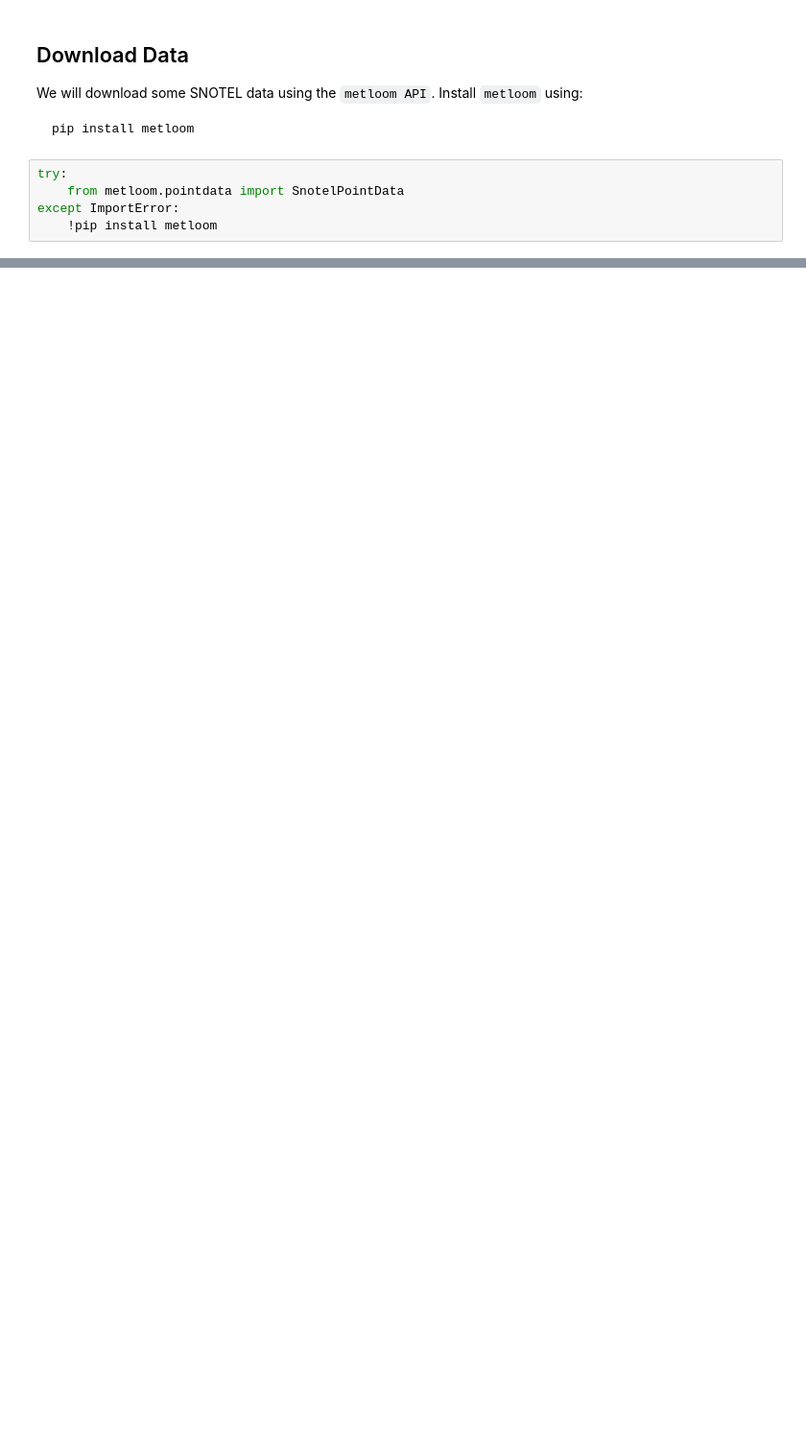
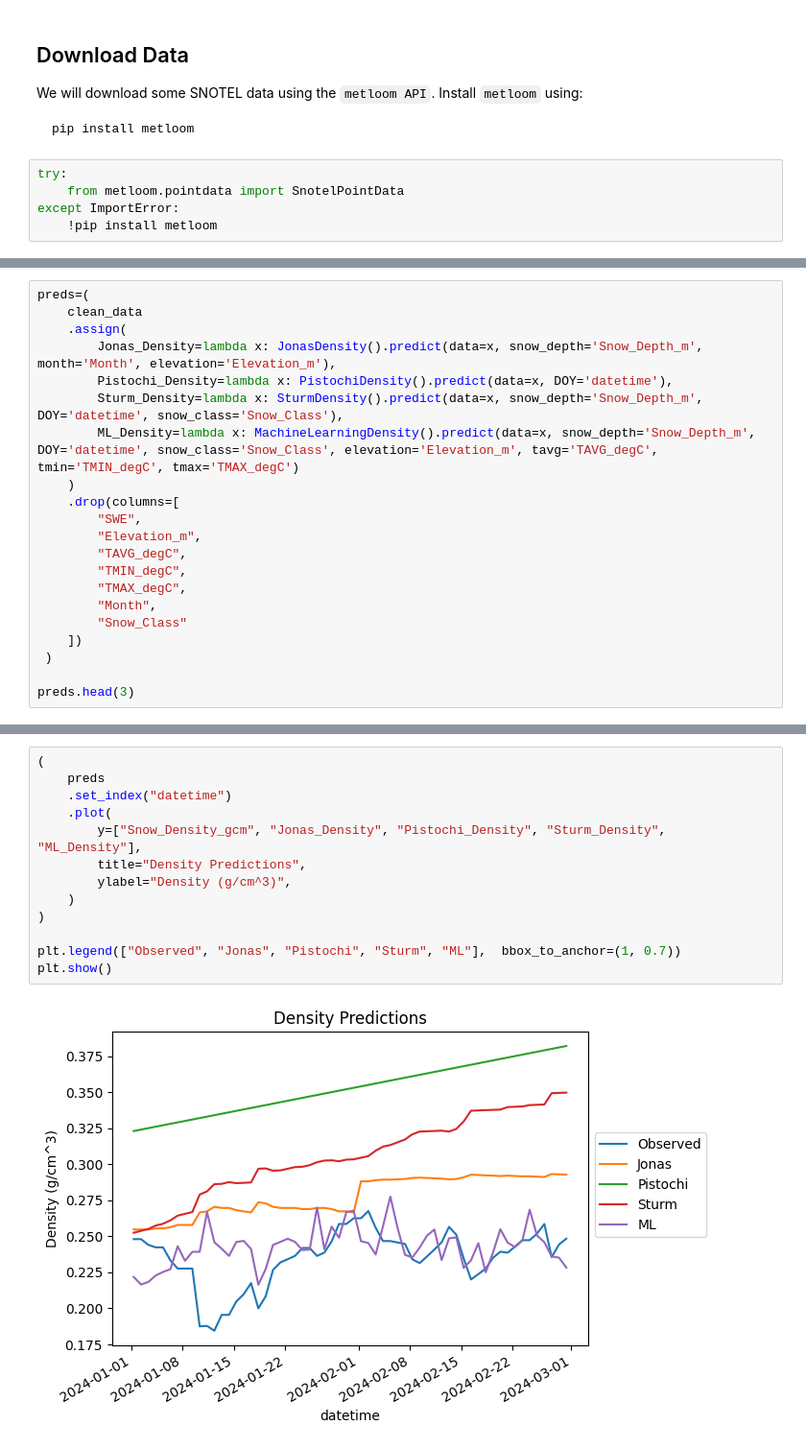
Before and after one commit to Ibrahim-Ola/snow_density_ai, a Jupyter notebook: examples/density_prediction.ipynb, the cells around one changed output, grey strips where cells are left out. Shown at 96% size. Cells and saved outputs as stored; diff of their text form; blank space fills up the shorter version.

```diff
--- a/examples/density_prediction.ipynb
+++ b/examples/density_prediction.ipynb
@@ -64,0 +127,21 @@ We will do the following:
+# %%
+preds=(
+    clean_data
+    .assign(
+        Jonas_Density=lambda x: JonasDensity().predict(data=x, snow_depth='Snow_Depth_m', month='Month', elevation='Elevation_m'),
+        Pistochi_Density=lambda x: PistochiDensity().predict(data=x, DOY='datetime'),
+        Sturm_Density=lambda x: SturmDensity().predict(data=x, snow_depth='Snow_Depth_m', DOY='datetime', snow_class='Snow_Class'),
+        ML_Density=lambda x: MachineLearningDensity().predict(data=x, snow_depth='Snow_Depth_m', DOY='datetime', snow_class='Snow_Class', elevation='Elevation_m', tavg='TAVG_degC', tmin='TMIN_degC', tmax='TMAX_degC')
+    )
+    .drop(columns=[
+        "SWE",
+        "Elevation_m",
+        "TAVG_degC",
+        "TMIN_degC",
+        "TMAX_degC",
+        "Month",
+        "Snow_Class"
+    ])
+ )
+
+preds.head(3)
@@ -64,0 +172,15 @@ We will do the following:
+# %%
+(
+    preds
+    .set_index("datetime")
+    .plot(
+        y=["Snow_Density_gcm", "Jonas_Density", "Pistochi_Density", "Sturm_Density", "ML_Density"],
+        title="Density Predictions",
+        ylabel="Density (g/cm^3)",
+    )
+)
+
+plt.legend(["Observed", "Jonas", "Pistochi", "Sturm", "ML"],  bbox_to_anchor=(1, 0.7))
+plt.show()
+# %% [output]
+[figure, added]
```
Also changed, not shown: parts of 14 cells of this notebook.
